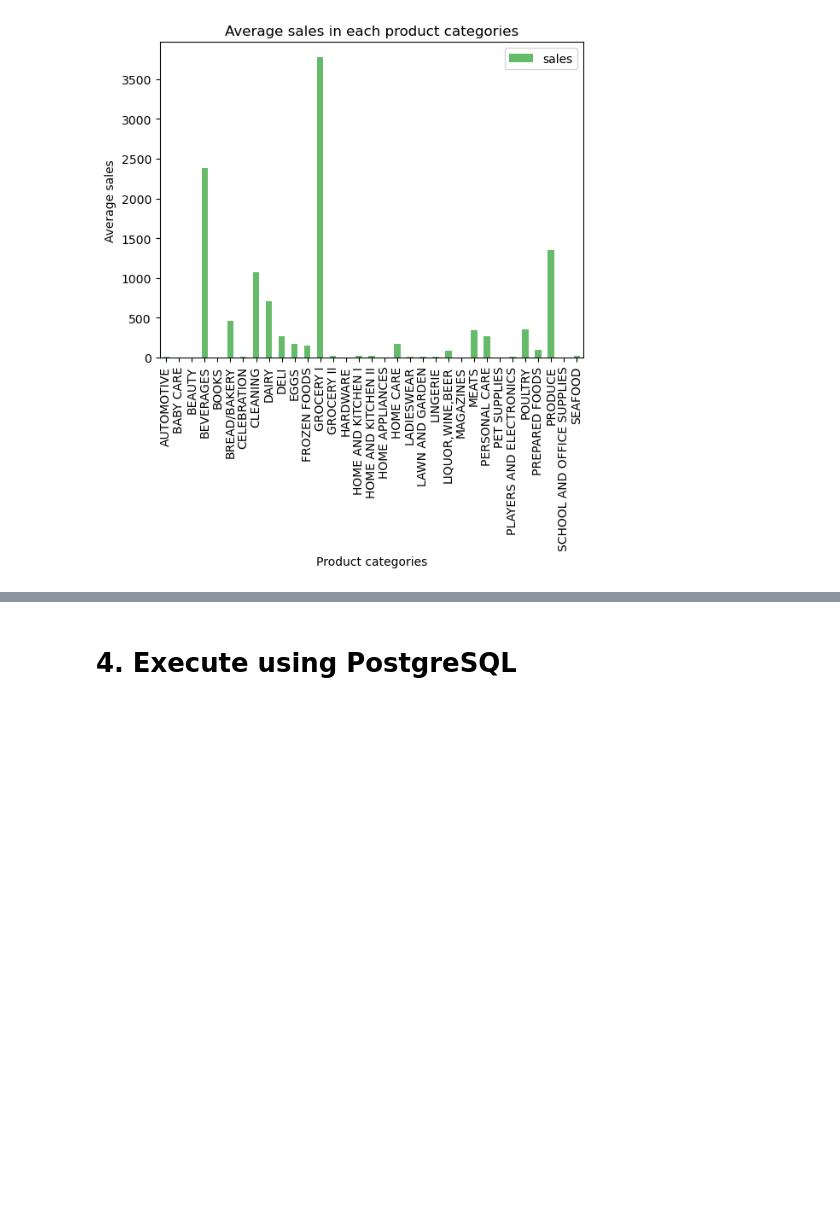
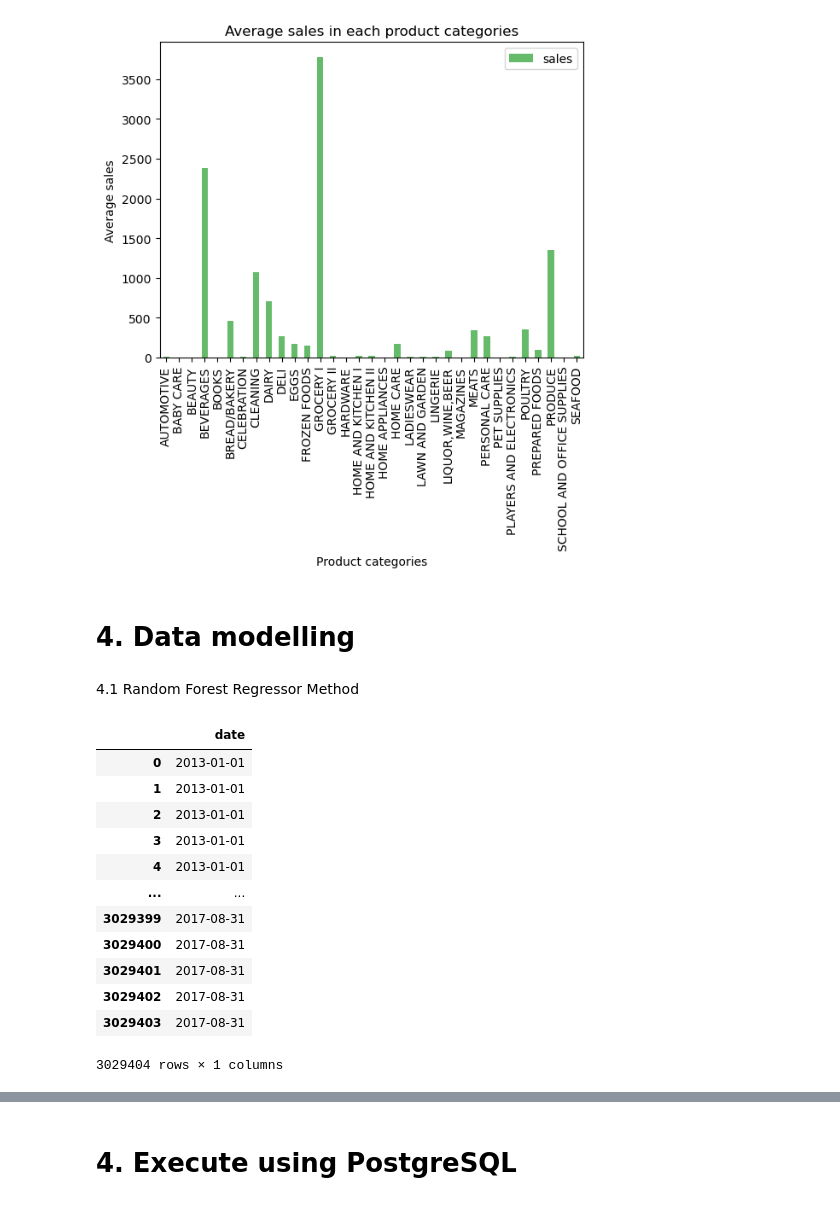
Before and after one commit to Rezkitasyarihna/store_sales_prediction, a Jupyter notebook: store_sales.ipynb, the cells around one changed output, grey strips where cells are left out. Drawn from its saved outputs; the diff is of its cells as text; code cells hidden in the pictures; blank space fills up the shorter version.

```diff
--- a/store_sales.ipynb
+++ b/store_sales.ipynb
@@ -215,0 +208,4 @@ oil_sales = df_oil.groupby('date')['sales'].sum().reset_index()
+# %% [markdown]
+# 4. Data modelling
+# %% [markdown]
+4.1 Random Forest Regressor Method
@@ -215,0 +215,26 @@ oil_sales = df_oil.groupby('date')['sales'].sum().reset_index()
+# %%
+# the predictive features are oil, holiday, day of the week.
+# data = pd.date_range('2013-01-01', '2017-08-31')
+factors = pd.DataFrame(pd.date_range('2013-01-01', '2017-08-31'),columns=['date'])
+# add oil data to the dataframe
+oil = pd.to_datetime(df['date'], format='%Y-%m-%d')
+
+factors = pd.merge(factors,oil, how='left',on='date')
+
+# factors['dcoilwtico'].fillna(method='ffill', inplace=True)
+# factors['dcoilwtico'].fillna(method='bfill', inplace=True)
+# add holiday
+# %% [output]
+|  | date |
+| 0 | 2013-01-01 |
+| 1 | 2013-01-01 |
+| 2 | 2013-01-01 |
+| 3 | 2013-01-01 |
+| 4 | 2013-01-01 |
+| ... | ... |
+| 3029399 | 2017-08-31 |
+| 3029400 | 2017-08-31 |
+| 3029401 | 2017-08-31 |
+| 3029402 | 2017-08-31 |
+| 3029403 | 2017-08-31 |
+3029404 rows × 1 columns
```
Also changed, not shown: parts of 5 cells of this notebook.
